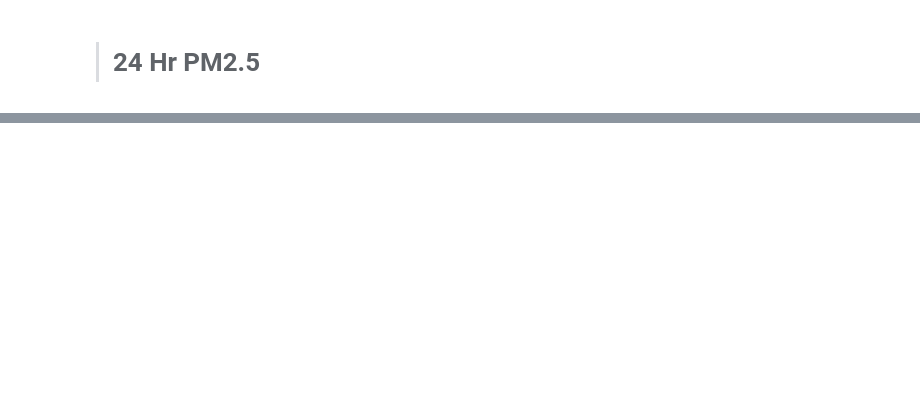
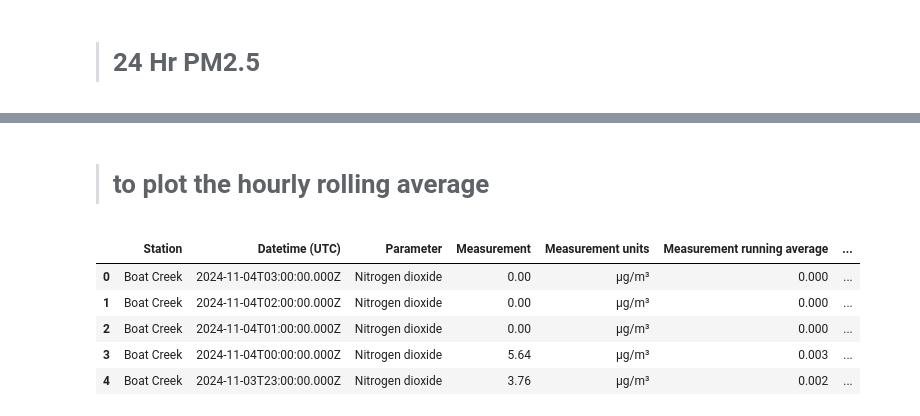
Before and after one commit to GinnCheng/DA_AQ_hub, a Jupyter notebook: main_script.ipynb, the cells around one changed output, grey strips where cells are left out. Saved outputs shown, nothing was run; the diff lists cells and outputs as text; code cells hidden in the pictures; blank space fills up the shorter version.

```diff
--- a/main_script.ipynb
+++ b/main_script.ipynb
@@ -261,0 +278,11 @@ plt.show()
+# %% [markdown]
+> # to plot the hourly rolling average
+# %%
+df_bc.head()
+# %% [output]
+|  | Station | Datetime (UTC) | Parameter | Measurement | Measurement units | Measurement running average | ... |
+| 0 | Boat Creek | 2024-11-04T03:00:00.000Z | Nitrogen dioxide | 0.00 | µg/m³ | 0.000 | ... |
+| 1 | Boat Creek | 2024-11-04T02:00:00.000Z | Nitrogen dioxide | 0.00 | µg/m³ | 0.000 | ... |
+| 2 | Boat Creek | 2024-11-04T01:00:00.000Z | Nitrogen dioxide | 0.00 | µg/m³ | 0.000 | ... |
+| 3 | Boat Creek | 2024-11-04T00:00:00.000Z | Nitrogen dioxide | 5.64 | µg/m³ | 0.003 | ... |
+| 4 | Boat Creek | 2024-11-03T23:00:00.000Z | Nitrogen dioxide | 3.76 | µg/m³ | 0.002 | ... |
```
Also changed, not shown: parts of 21 cells of this notebook.
